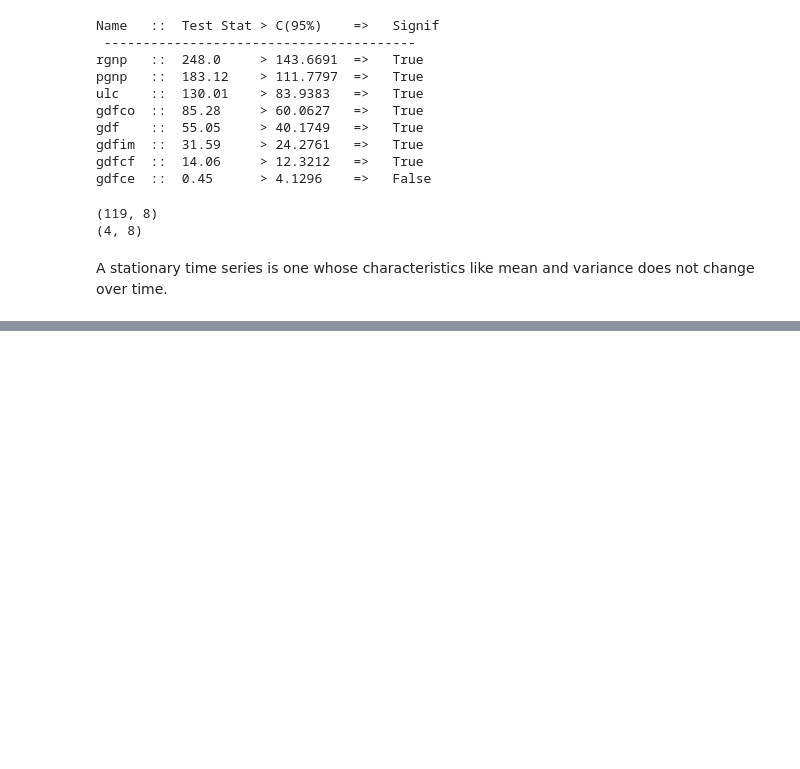
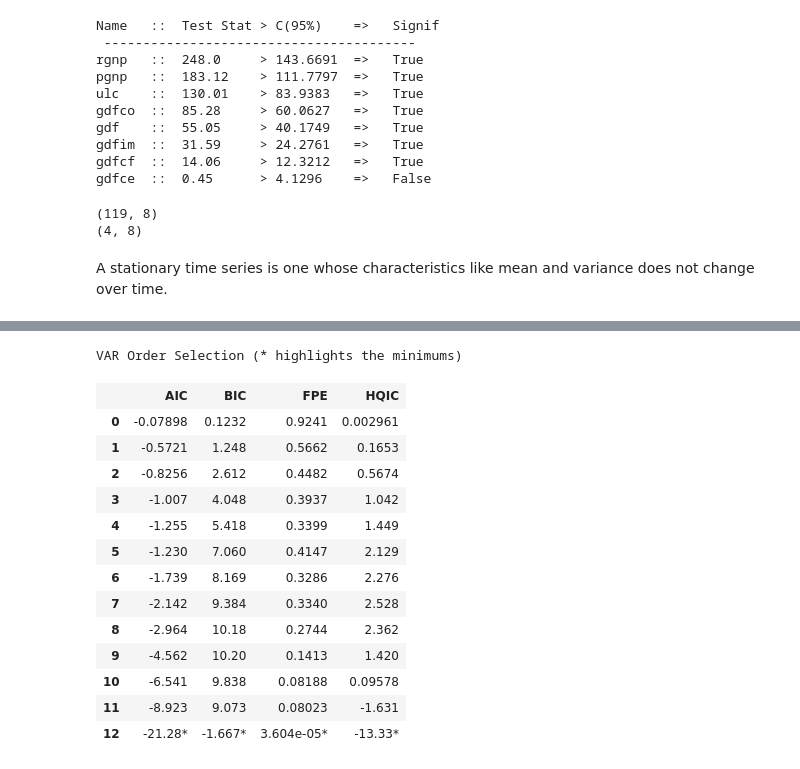
Before and after one commit to Vithyashagar/Time_Series, a Jupyter notebook: VectorAutoregression/VAR.ipynb, the cells around one changed output, grey strips where cells are left out. Saved outputs shown, nothing was run; the diff lists cells and outputs as text; code cells hidden in the pictures; blank space fills up the shorter version.

```diff
--- a/VectorAutoregression/VAR.ipynb
+++ b/VectorAutoregression/VAR.ipynb
@@ -139,0 +187,3 @@ A stationary time series is one whose characteristics like mean and variance doe
+# %%
+# 1st difference
+df_differenced = df_train.diff().dropna()
@@ -139,0 +213,3 @@ A stationary time series is one whose characteristics like mean and variance doe
+# %%
+# Second Differencing
+df_differenced = df_differenced.diff().dropna()
@@ -139,0 +239,9 @@ A stationary time series is one whose characteristics like mean and variance doe
+# %%
+model = VAR(df_differenced)
+for i in [1,2,3,4,5,6,7,8,9]:
+    result = model.fit(i)
+    print('Lag Order =', i)
+    print('AIC : ', result.aic)
+    print('BIC : ', result.bic)
+    print('FPE : ', result.fpe)
+    print('HQIC: ', result.hqic, '\n')
@@ -139,0 +266,19 @@ A stationary time series is one whose characteristics like mean and variance doe
+# %%
+x = model.select_order(maxlags=12)
+x.summary()
+# %% [output]
+VAR Order Selection (* highlights the minimums)
+|  | AIC | BIC | FPE | HQIC |
+| 0 | -0.07898 | 0.1232 | 0.9241 | 0.002961 |
+| 1 | -0.5721 | 1.248 | 0.5662 | 0.1653 |
+| 2 | -0.8256 | 2.612 | 0.4482 | 0.5674 |
+| 3 | -1.007 | 4.048 | 0.3937 | 1.042 |
+| 4 | -1.255 | 5.418 | 0.3399 | 1.449 |
+| 5 | -1.230 | 7.060 | 0.4147 | 2.129 |
+| 6 | -1.739 | 8.169 | 0.3286 | 2.276 |
+| 7 | -2.142 | 9.384 | 0.3340 | 2.528 |
+| 8 | -2.964 | 10.18 | 0.2744 | 2.362 |
+| 9 | -4.562 | 10.20 | 0.1413 | 1.420 |
+| 10 | -6.541 | 9.838 | 0.08188 | 0.09578 |
+| 11 | -8.923 | 9.073 | 0.08023 | -1.631 |
+| 12 | -21.28* | -1.667* | 3.604e-05* | -13.33* |
```
Also changed, not shown: parts of 15 cells of this notebook.
